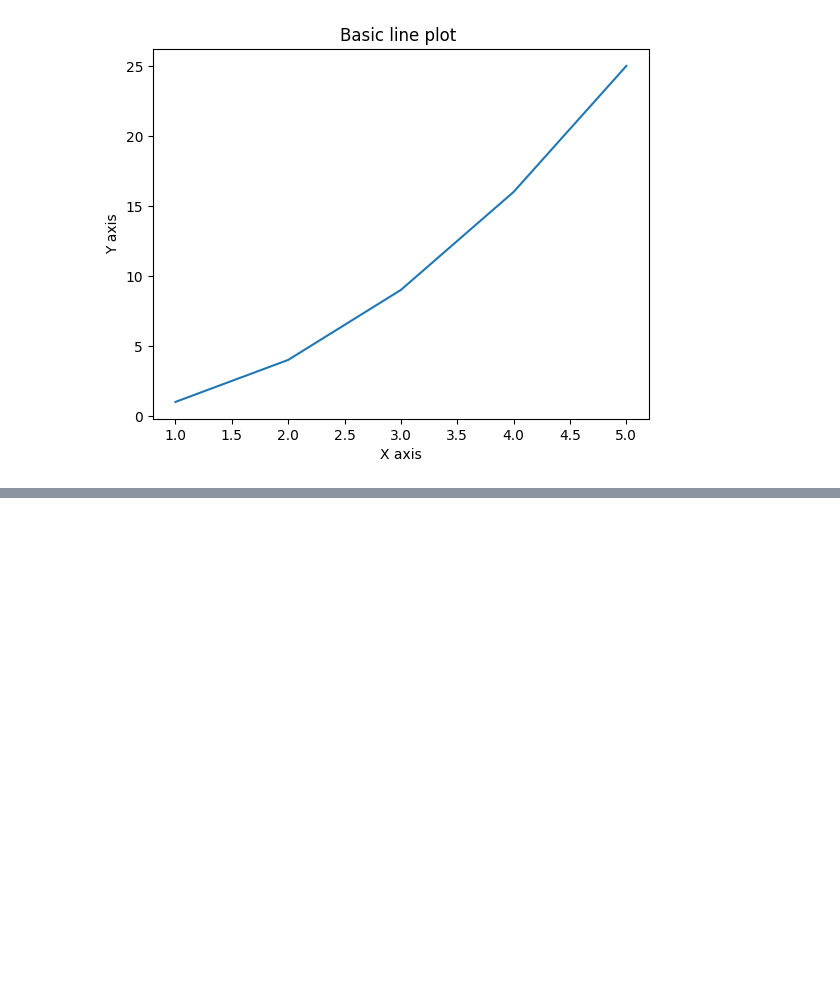
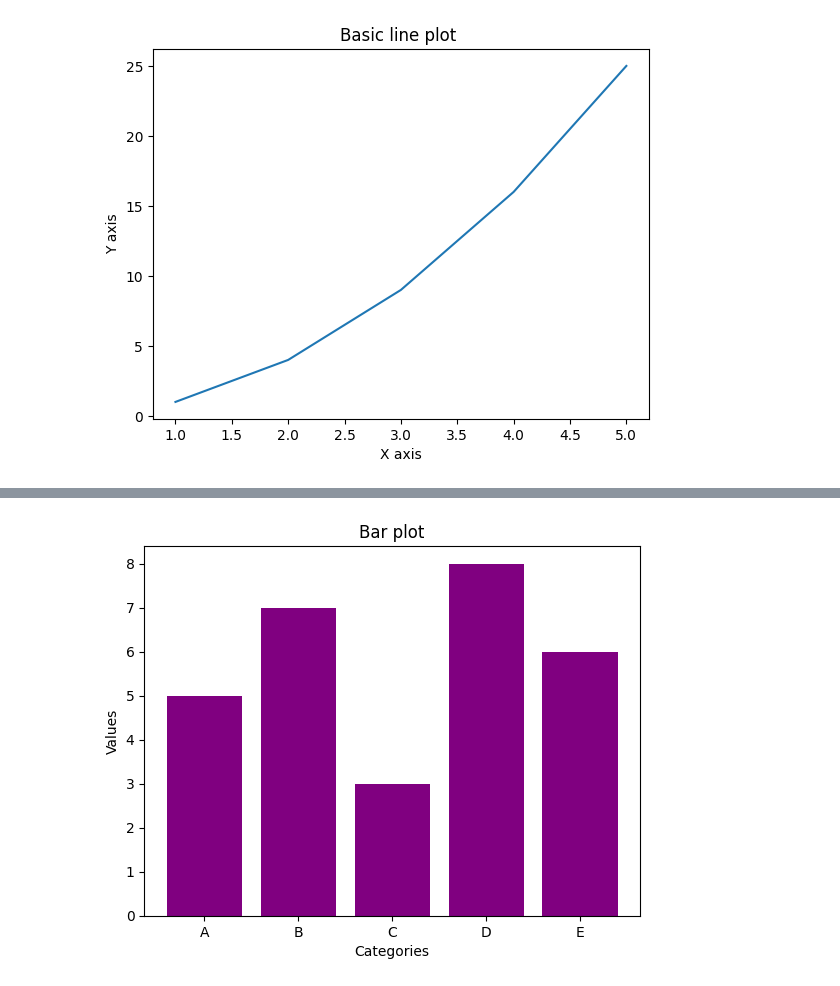
Before and after one commit to EtyalaRahul/my-machine-learning-and-deep-learning-journey, a Jupyter notebook: matplotlib.ipynb, the cells around one changed output, grey strips where cells are left out. Saved outputs shown, nothing was run; the diff lists cells and outputs as text; code cells hidden in the pictures; blank space fills up the shorter version.

```diff
--- a/matplotlib.ipynb
+++ b/matplotlib.ipynb
@@ -49,0 +124,14 @@ plt.plot(x,y,color='red',linestyle='--',marker='*')
+# %%
+### Bar plots
+categories=['A','B','C','D','E']
+values=[5,7,3,8,6]
+
+
+## create a bar plot
+plt.bar(categories,values,color='purple')
+plt.xlabel("Categories")
+plt.ylabel("Values")
+plt.title("Bar plot")
+plt.show()
+# %% [output]
+[figure, added]
```
Also changed, not shown: parts of 15 cells of this notebook, 6 other files.
